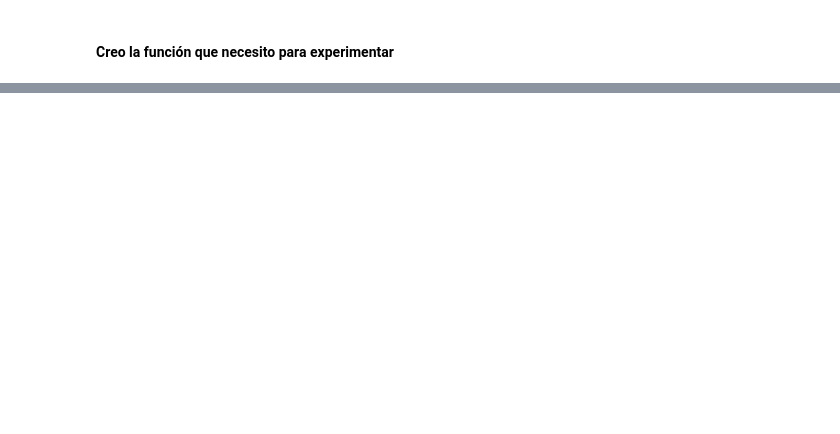
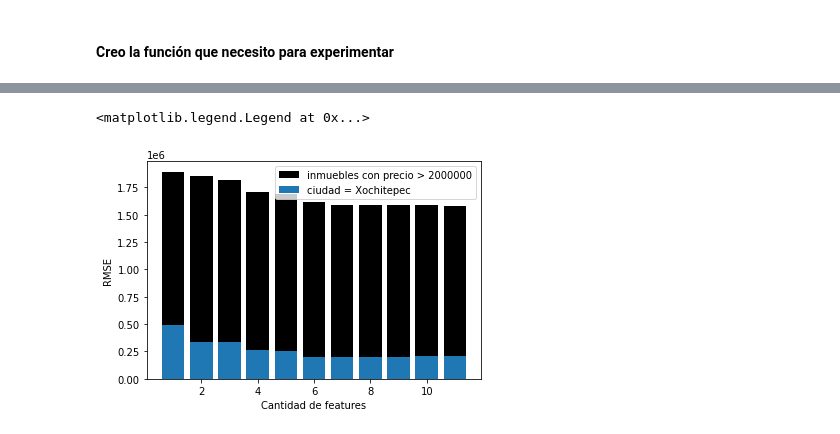
Before and after one commit to wgbusch/mt, a Jupyter notebook: tp3/notebooks/Precio_escalando_cantidad_features.ipynb, the cells around one changed output, grey strips where cells are left out. Saved outputs shown, nothing was run; the diff lists cells and outputs as text; code cells hidden in the pictures; blank space fills up the shorter version.

```diff
--- a/tp3/notebooks/Precio_escalando_cantidad_features.ipynb
+++ b/tp3/notebooks/Precio_escalando_cantidad_features.ipynb
@@ -205,0 +279,9 @@ str
+# %%
+plt.bar([1,2,3,4,5,6,7,8,9,10,11],rsme_df, color = 'black')
+plt.bar([1,2,3,4,5,6,7,8,9,10,11],rsme_Xochitepec)
+plt.xlabel('Cantidad de features')
+plt.ylabel('RMSE')
+plt.legend(['inmuebles con precio > 2000000','ciudad = Xochitepec'])
+# %% [output]
+<matplotlib.legend.Legend at 0x...>
+[figure, added]
```
Also changed, not shown: parts of 11 cells of this notebook.
